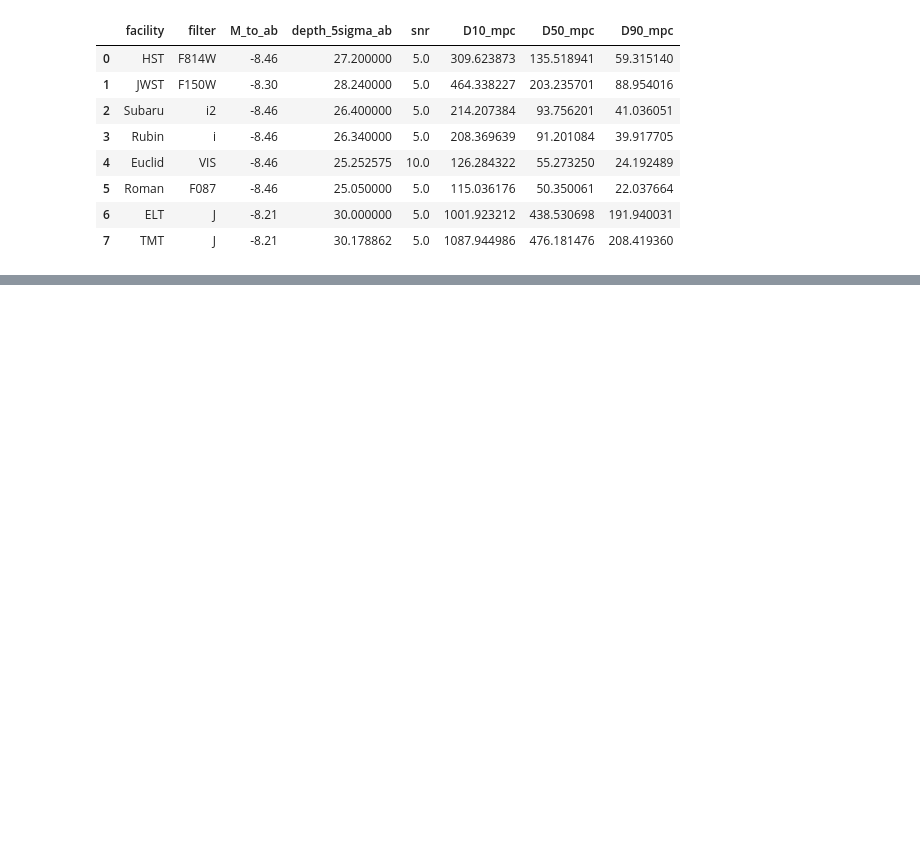
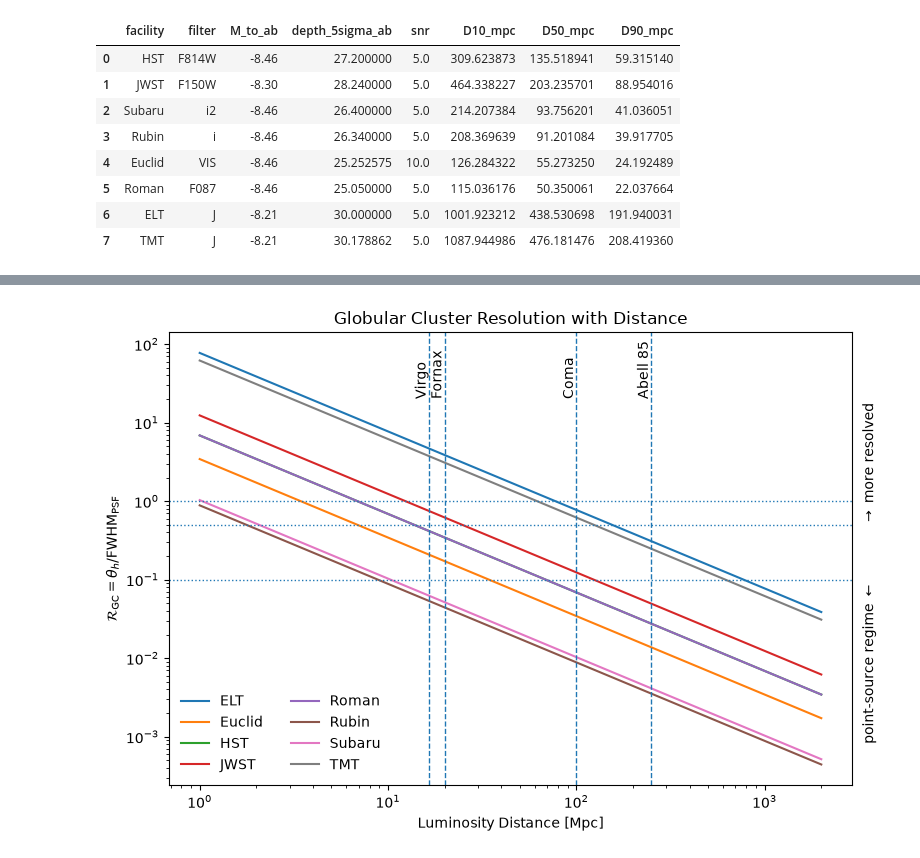
Before and after one commit to Pommers/gc-survey-telescopes, a Jupyter notebook: notebooks/02_gclf_reach.ipynb, the cells around one changed output, grey strips where cells are left out. Cells and saved outputs as stored; diff of their text form; code cells hidden in the pictures; blank space fills up the shorter version.

```diff
--- a/notebooks/02_gclf_reach.ipynb
+++ b/notebooks/02_gclf_reach.ipynb
@@ -681,0 +917,6 @@ plt.show()
+# %%
+for facility, psf in psf_firstpass.items():
+    inst.loc[
+        inst["facility"] == facility,
+        "psf_fwhm_arcsec"
+    ] = psf
@@ -681,0 +925,9 @@ plt.show()
+# %%
+
+RH_PC = 3.0
+
+def gc_theta_arcsec(distance_mpc, rh_pc=RH_PC):
+    return rh_pc / (4.848 * distance_mpc)
+
+def gc_resolution_ratio(distance_mpc, psf_fwhm_arcsec, rh_pc=RH_PC):
+    return gc_theta_arcsec(distance_mpc, rh_pc) / psf_fwhm_arcsec
@@ -681,0 +968,70 @@ plt.show()
+# %%
+
+fig, ax = plt.subplots(figsize=(8, 5.5))
+
+ax.set_title("Globular Cluster Resolution with Distance")
+
+for facility, sub in resolution.groupby("facility"):
+
+    ax.plot(
+        sub["distance_mpc"],
+        sub["resolution_ratio"],
+        label=facility
+    )
+
+ax.set_xscale("log")
+ax.set_yscale("log")
+
+ax.set_xlabel("Luminosity Distance [Mpc]")
+ax.set_ylabel(
+    r"$\mathcal{R}_{\rm GC} = \theta_h / {\rm FWHM}_{\rm PSF}$"
+)
+
+# Illustrative resolution regimes
+ax.axhline(1.0, ls=":", lw=1)
+# ax.text(2000,0.5,r"more resolved $\uparrow$",va="bottom",ha="right")
+ax.axhline(0.5, ls=":", lw=1)
+# ax.text(1,0.085,r"point-source regime $\downarrow$",va="top",ha="left")
+ax.axhline(0.1, ls=":", lw=1)
+
+ax.text(
+    1.015, 0.71,
+    r"$\rightarrow$ more resolved",
+    transform=ax.transAxes,
+    rotation=90,
+    va="center"
+)
+
+ax.text(
+    1.015, 0.27,
+    r"point-source regime $\leftarrow$",
+    transform=ax.transAxes,
+    rotation=90,
+    va="center"
+)
+
+# Cluster distance markers
+for name, D in {
+    "Virgo": 16.5,
+    "Fornax": 20.0,
+    "Coma": 100.0,
+    "Abell 85": 250.0,
+}.items():
+
+    ax.axvline(D, ls="--", lw=1)
+
+    ax.text(
+        D,
+        20,
+        name,
+        rotation=90,
+        va="bottom",
+        ha="right"
+    )
+
+ax.legend(frameon=False, ncol=2)
+
+plt.tight_layout()
+plt.show()
+# %% [output]
+[figure, added]
```
Also changed, not shown: parts of 24 cells of this notebook.
